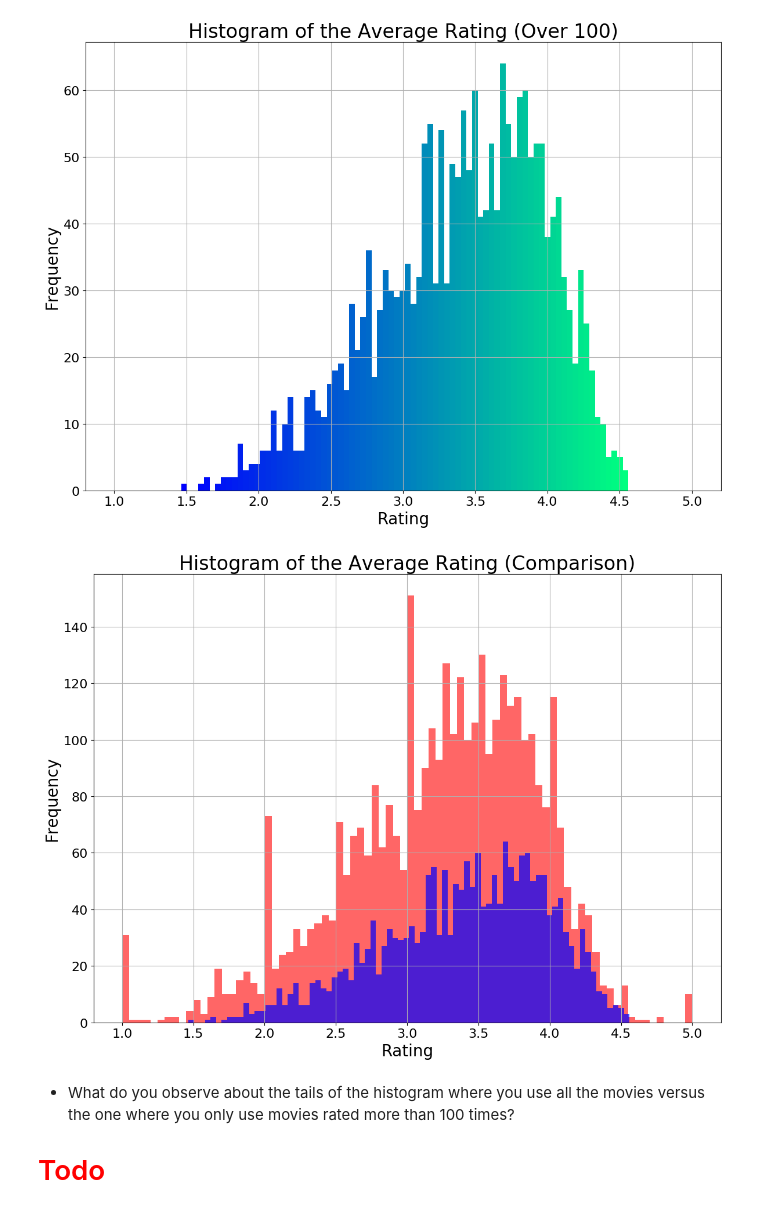
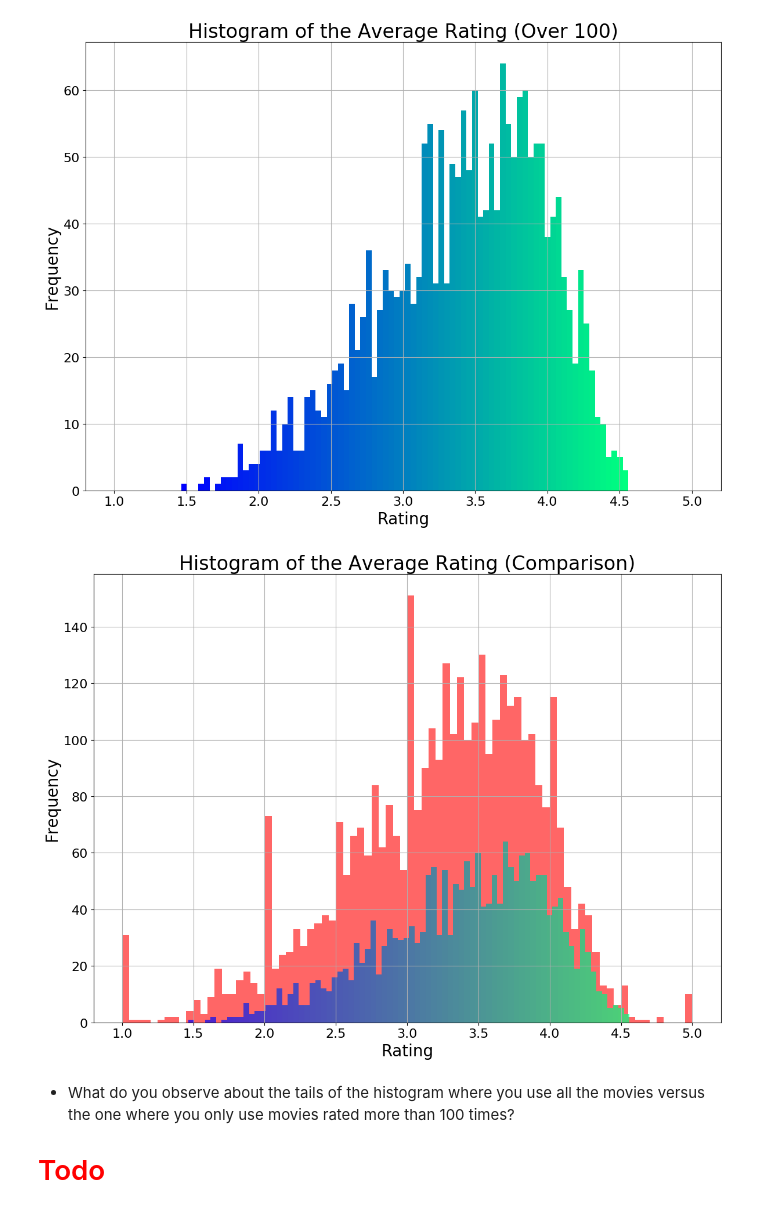
Before and after one commit to DS501-17Fall/Project-02, a Jupyter notebook: CaseStudy2.ipynb, the cells around one changed output. Drawn from its saved outputs; the diff is of its cells as text; code cells hidden in the pictures.

```diff
--- a/CaseStudy2.ipynb
+++ b/CaseStudy2.ipynb
@@ -621,35 +689,35 @@ average_rate = grouped_data['Rating'].aggregate(np.mean)
 data = pd.concat([count, average_rate], axis=1)
 result = data[data.Count > 100].copy()
 
 plt.figure(figsize=(12,9), dpi=100)
 cm = plt.cm.get_cmap('summer')
 n, bins, patches = plt.hist(means, bins = 80,label = 'All Movies', alpha = 0.6)
 bin_centers = 0.5 * (bins[:-1] + bins[1:])
 col = bin_centers - min(bin_centers)
 col /= max(col)
 for c, p in zip(col, patches):
     plt.setp(p, 'facecolor', 'r')
 
 cm = plt.cm.get_cmap('winter')
 n, bins, patches = plt.hist(result.Rating, bins = 80,label = 'Over 100 Rating', alpha = 0.7)
 bin_centers = 0.5 * (bins[:-1] + bins[1:])
 col = bin_centers - min(bin_centers)
 col /= max(col)
 for c, p in zip(col, patches):
-    plt.setp(p, 'facecolor', 'b')
+    plt.setp(p, 'facecolor', cm(c))
 
 plt.xlim(0.8,5.2)
 plt.xlabel('Rating',fontsize=20)
 plt.ylabel('Frequency',fontsize=20)
 plt.xticks(fontsize=16)
 plt.yticks(fontsize=16)
 plt.title('Histogram of the Average Rating (Comparison)', fontsize=24)
 plt.tight_layout()
 plt.grid()
 plt.savefig('images/P2-Hist-Average_Rate_Num_Comparison.png')
 plt.show()
 # %% [output]
-[figure, old version]
+[figure, new version]
 # %% [markdown]
 - What do you observe about the tails of the histogram where you use all the movies versus the one where you only use movies rated more than 100 times?
 <h1><span style="color:red">Todo</span></h1>
```
Also changed, not shown: parts of 20 cells of this notebook, 45 other files.
